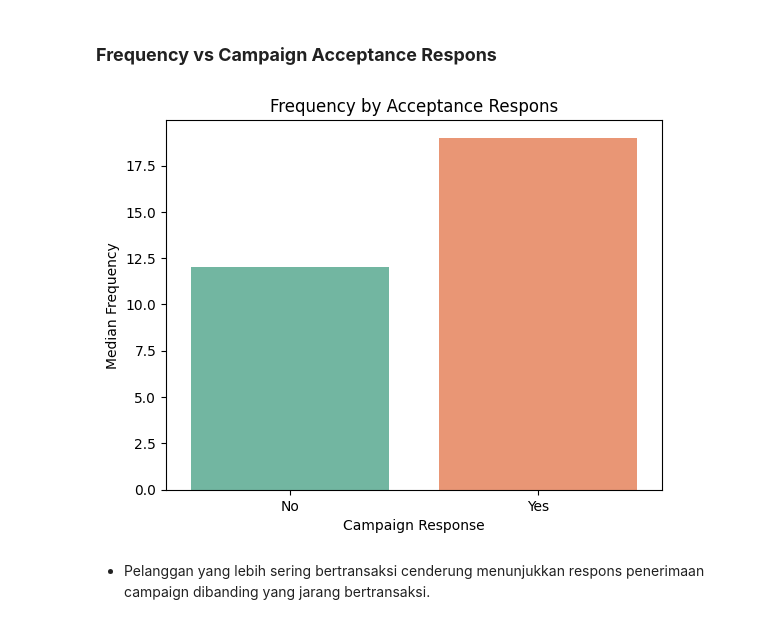
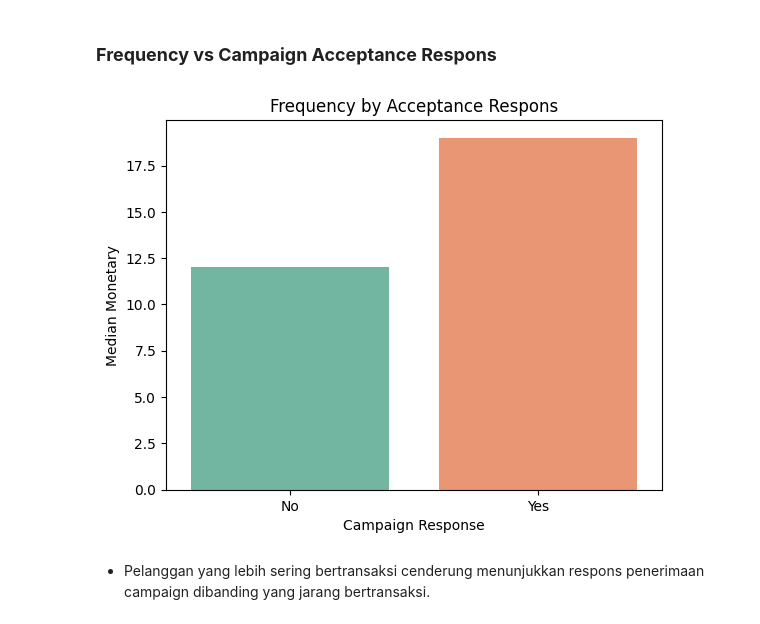
Before and after one commit to gracenc12/rfm-and-marketing-campaign-analysis, a Jupyter notebook: Capstone Project 2 - RFM & Marketing Campaign Analysis.ipynb, the cells around one changed output. Drawn from its saved outputs; the diff is of its cells as text; code cells hidden in the pictures.

```diff
--- a/Capstone Project 2 - RFM & Marketing Campaign Analysis.ipynb
+++ b/Capstone Project 2 - RFM & Marketing Campaign Analysis.ipynb
@@ -2082,12 +2091,12 @@ Terdapat perbedaan signifikan antara median recency berdasarkan tiap respons ter
 # %%
 freq_acc_rate =df_clean[['TotalTransactions', 'AcceptedCampaign']].groupby('AcceptedCampaign')['TotalTransactions'].median().reset_index()
 plt.title('Frequency by Acceptance Respons')
 sns.barplot(x='AcceptedCampaign',y='TotalTransactions', data=freq_acc_rate, palette='Set2')
 plt.xlabel('Campaign Response')
-plt.ylabel('Median Frequency')
+plt.ylabel('Median Monetary')
 plt.show()
 # %% [output]
-[figure, old version]
+[figure, new version]
 # %% [markdown]
 - Pelanggan yang lebih sering bertransaksi cenderung menunjukkan respons penerimaan campaign dibanding yang jarang bertransaksi.
 # %% [markdown]
```
Also changed, not shown: parts of 32 cells of this notebook.
